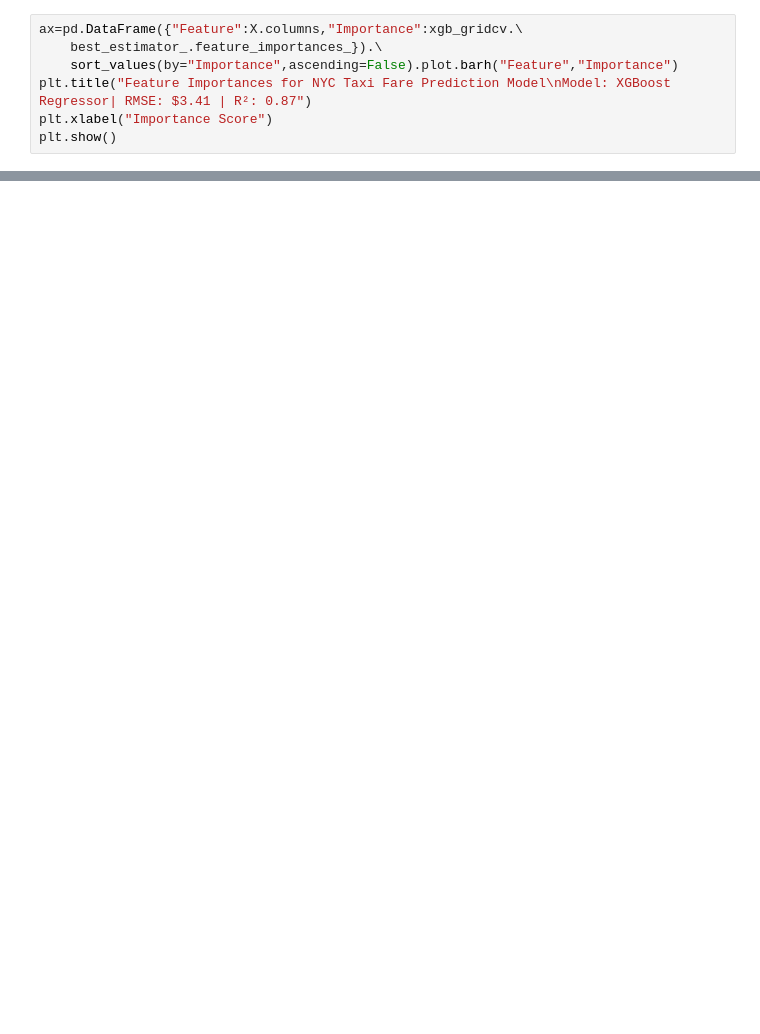
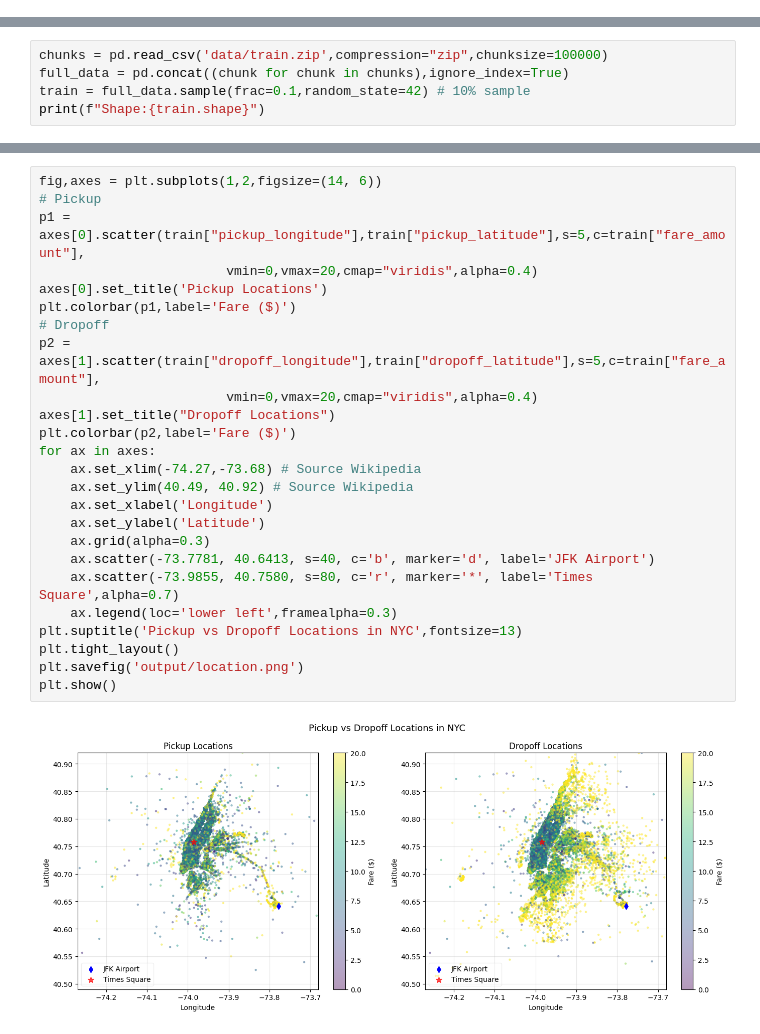
Before and after one commit to aguchhait-stack/nyc-taxi-fare-prediction, a Jupyter notebook: nyc-taxi-fare-prediction.ipynb, the cells around one changed output, grey strips where cells are left out. Cells and saved outputs as stored; diff of their text form; blank space fills up the shorter version.

Commit message:
feat: complete NYC taxi fare prediction pipeline

```diff
--- a/nyc-taxi-fare-prediction.ipynb
+++ b/nyc-taxi-fare-prediction.ipynb
@@ -310,7 +0,0 @@ KeyboardInterrupt:
-# %%
-ax=pd.DataFrame({"Feature":X.columns,"Importance":xgb_gridcv.\
-    best_estimator_.feature_importances_}).\
-    sort_values(by="Importance",ascending=False).plot.barh("Feature","Importance")
-plt.title("Feature Importances for NYC Taxi Fare Prediction Model\nModel: XGBoost Regressor| RMSE: $3.41 | R²: 0.87")
-plt.xlabel("Importance Score")
-plt.show()
@@ -330,0 +20,5 @@ plt.show()
+# %%
+chunks = pd.read_csv('data/train.zip',compression="zip",chunksize=100000)
+full_data = pd.concat((chunk for chunk in chunks),ignore_index=True)
+train = full_data.sample(frac=0.1,random_state=42) # 10% sample
+print(f"Shape:{train.shape}")
@@ -330,0 +67,27 @@ plt.show()
+# %%
+fig,axes = plt.subplots(1,2,figsize=(14, 6))
+# Pickup
+p1 = axes[0].scatter(train["pickup_longitude"],train["pickup_latitude"],s=5,c=train["fare_amount"],
+                        vmin=0,vmax=20,cmap="viridis",alpha=0.4)
+axes[0].set_title('Pickup Locations')
+plt.colorbar(p1,label='Fare ($)')
+# Dropoff
+p2 = axes[1].scatter(train["dropoff_longitude"],train["dropoff_latitude"],s=5,c=train["fare_amount"],
+                        vmin=0,vmax=20,cmap="viridis",alpha=0.4)
+axes[1].set_title("Dropoff Locations")
+plt.colorbar(p2,label='Fare ($)')
+for ax in axes:
+    ax.set_xlim(-74.27,-73.68) # Source Wikipedia
+    ax.set_ylim(40.49, 40.92) # Source Wikipedia
+    ax.set_xlabel('Longitude')
+    ax.set_ylabel('Latitude')
+    ax.grid(alpha=0.3)
+    ax.scatter(-73.7781, 40.6413, s=40, c='b', marker='d', label='JFK Airport')
+    ax.scatter(-73.9855, 40.7580, s=80, c='r', marker='*', label='Times Square',alpha=0.7)
+    ax.legend(loc='lower left',framealpha=0.3)
+plt.suptitle('Pickup vs Dropoff Locations in NYC',fontsize=13)
+plt.tight_layout()
+plt.savefig('output/location.png')
+plt.show()
+# %% [output]
+[figure, added]
```
Also changed, not shown: parts of 62 cells of this notebook, 15 other files.
